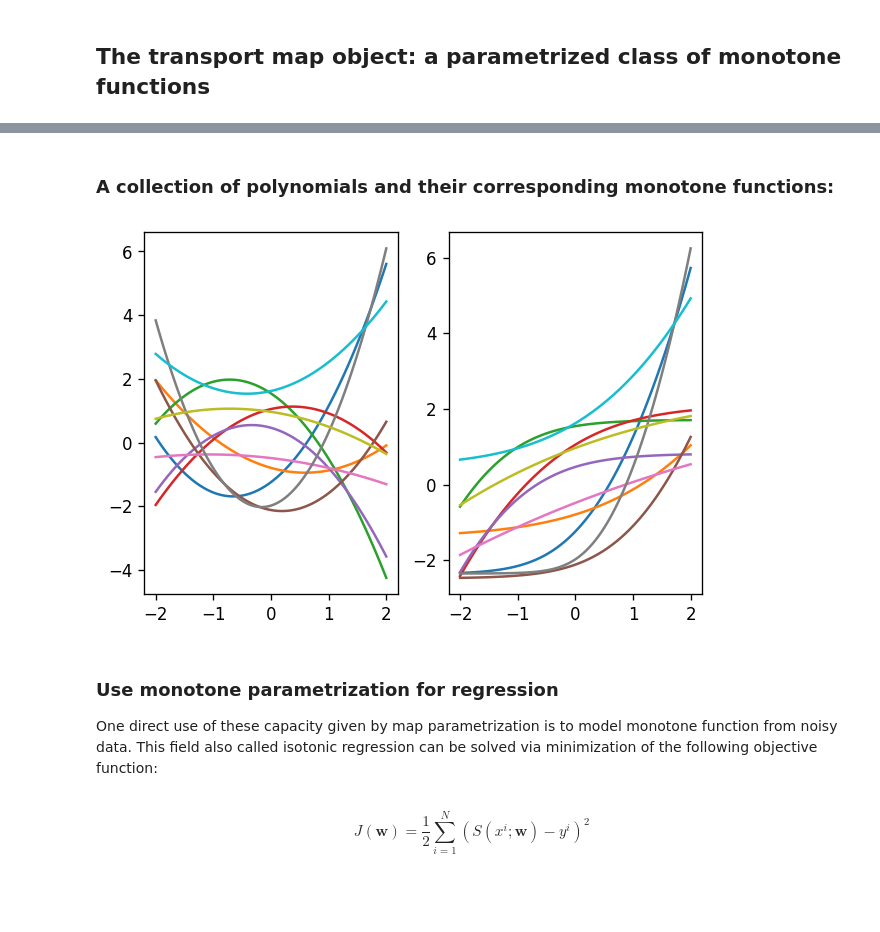
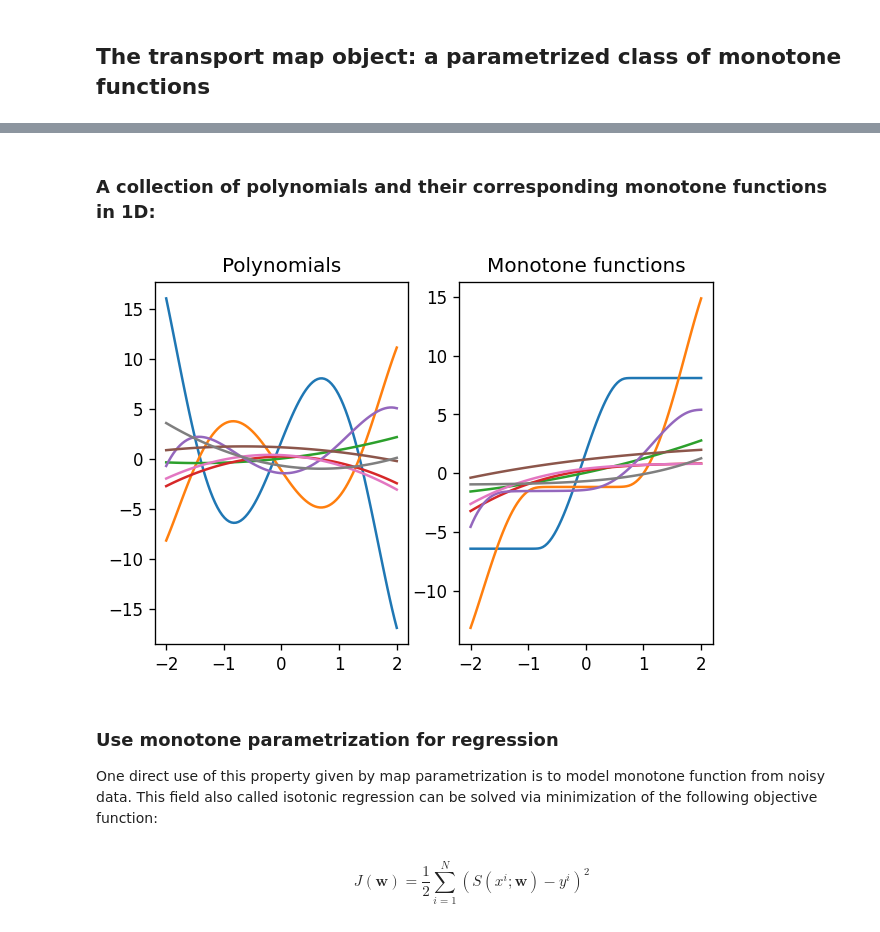
Before and after one commit to MeasureTransport/SIAMannual22, a Jupyter notebook: tutorial_code_AN22.ipynb, the cells around one changed output, grey strips where cells are left out. Saved outputs shown, nothing was run; the diff lists cells and outputs as text; code cells hidden in the pictures; blank space fills up the shorter version.

```diff
--- a/tutorial_code_AN22.ipynb
+++ b/tutorial_code_AN22.ipynb
@@ -93,31 +105,35 @@ plt.rcParams['savefig.dpi'] = 300
 # %% [markdown]
-### A collection of polynomials and their corresponding monotone functions:
+### A collection of polynomials and their corresponding monotone functions in 1D:
 # %%
 n = 100
 x = np.linspace(-2,2,n)
 x = x.reshape(1,n)
 
 opts = MapOptions()
-map_order = 2
-map_1d = CreateTriangular(1,1,map_order,opts)
+
 
 fig,ax = plt.subplots(1,2)
-for k in range(10):
-  coeffs = np.random.randn(map_1d.numCoeffs)
+for k in range(8):
+  map_order = np.random.randint(1,6)
+  map_1d = CreateTriangular(1,1,map_order,opts)
+  coeffs = 0.5*np.random.randn(map_1d.numCoeffs)
   map_1d.SetCoeffs(coeffs)
   f1 = map_1d.GetComponent(0).GetBaseFunction()
   f1.SetCoeffs(coeffs)
   Sy = map_1d.Evaluate(x)
   y = f1.Evaluate(x)
   ax[0].plot(x.flatten(),y.flatten())
+  ax[0].set_title('Polynomials')
   ax[1].plot(x.flatten(),Sy.flatten())
+  ax[1].set_title('Monotone functions')
+  del(f1)
 plt.show()
 # %% [output]
-[figure, old version]
+[figure, new version]
 # %% [markdown]
 ### Use monotone parametrization for regression
 
-One direct use of these capacity given by map parametrization is to model monotone function from noisy data. This field also called isotonic regression can be solved via minimization of the following objective function:
+One direct use of this property given by map parametrization is to model monotone function from noisy data. This field also called isotonic regression can be solved via minimization of the following objective function:
 # %% [markdown]
 \begin{equation}
 J(\mathbf{w})= \frac{1}{2} \sum_{i=1}^N \left(S(x^i;\mathbf{w}) - y^i \right)^2
```
Also changed, not shown: parts of 20 cells of this notebook.
